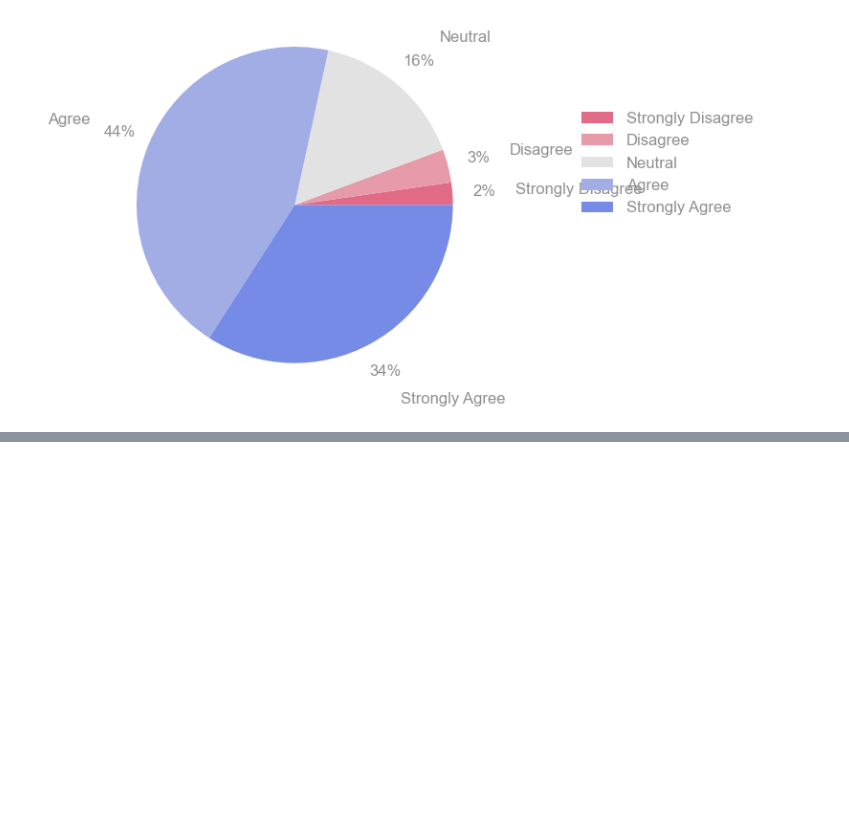
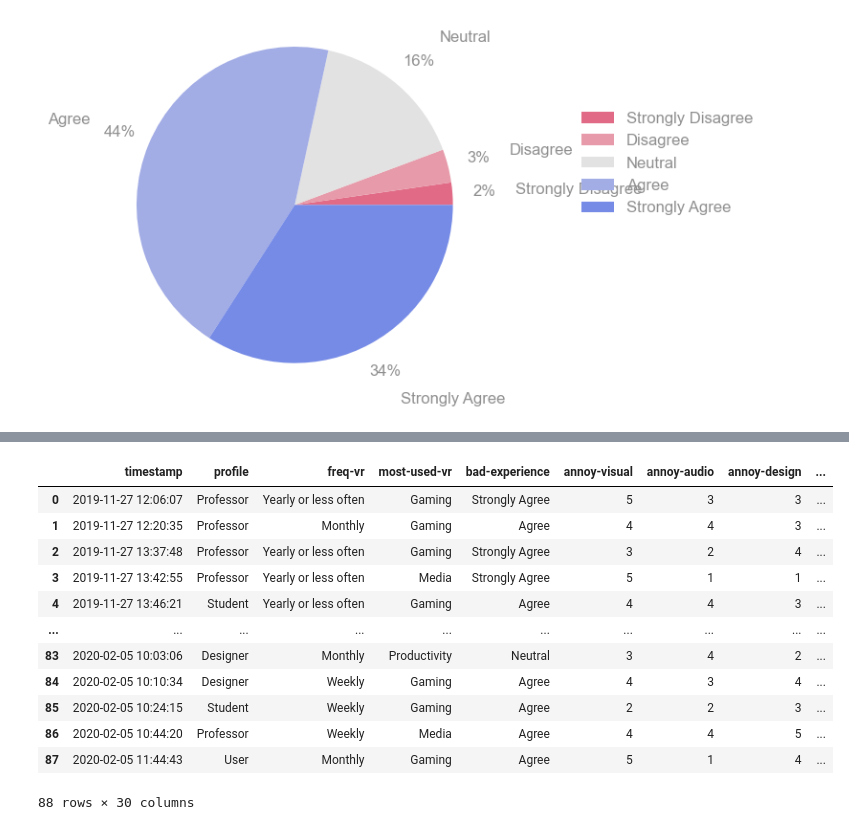
Before and after one commit to stevao-andrade/vr_survey, a Jupyter notebook: survey_charts.ipynb, the cells around one changed output, grey strips where cells are left out. Drawn from its saved outputs; the diff is of its cells as text; code cells hidden in the pictures; blank space fills up the shorter version.

```diff
--- a/survey_charts.ipynb
+++ b/survey_charts.ipynb
@@ -283,0 +286,17 @@ ax.legend(frameon=False, bbox_to_anchor=(1.5,0.8))
+# %%
+dict_remap = {1: 'Very Low', 2: 'Low', 3: 'Regular', 4: 'High', 5: 'Very High'}
+results.replace({'annoy-visual', dict_remap})
+# %% [output]
+|  | timestamp | profile | freq-vr | most-used-vr | bad-experience | annoy-visual | annoy-audio | annoy-design | ... |
+| 0 | 2019-11-27 12:06:07 | Professor | Yearly or less often | Gaming | Strongly Agree | 5 | 3 | 3 | ... |
+| 1 | 2019-11-27 12:20:35 | Professor | Monthly | Gaming | Agree | 4 | 4 | 3 | ... |
+| 2 | 2019-11-27 13:37:48 | Professor | Yearly or less often | Gaming | Strongly Agree | 3 | 2 | 4 | ... |
+| 3 | 2019-11-27 13:42:55 | Professor | Yearly or less often | Media | Strongly Agree | 5 | 1 | 1 | ... |
+| 4 | 2019-11-27 13:46:21 | Student | Yearly or less often | Gaming | Agree | 4 | 4 | 3 | ... |
+| ... | ... | ... | ... | ... | ... | ... | ... | ... | ... |
+| 83 | 2020-02-05 10:03:06 | Designer | Monthly | Productivity | Neutral | 3 | 4 | 2 | ... |
+| 84 | 2020-02-05 10:10:34 | Designer | Weekly | Gaming | Agree | 4 | 3 | 4 | ... |
+| 85 | 2020-02-05 10:24:15 | Student | Weekly | Gaming | Agree | 2 | 2 | 3 | ... |
+| 86 | 2020-02-05 10:44:20 | Professor | Weekly | Media | Agree | 4 | 4 | 5 | ... |
+| 87 | 2020-02-05 11:44:43 | User | Monthly | Gaming | Agree | 5 | 1 | 4 | ... |
+88 rows × 30 columns
```
Also changed, not shown: parts of 11 cells of this notebook, 2 other files.
